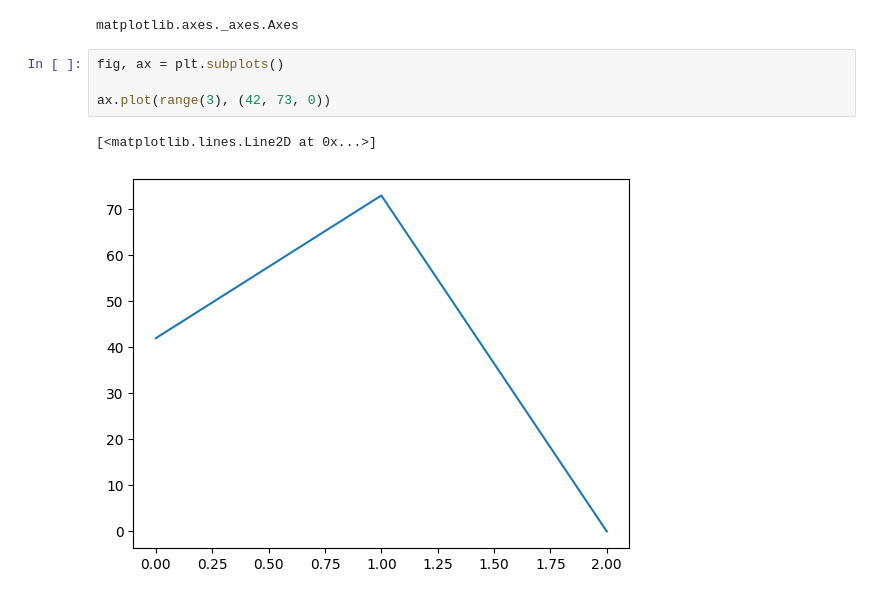
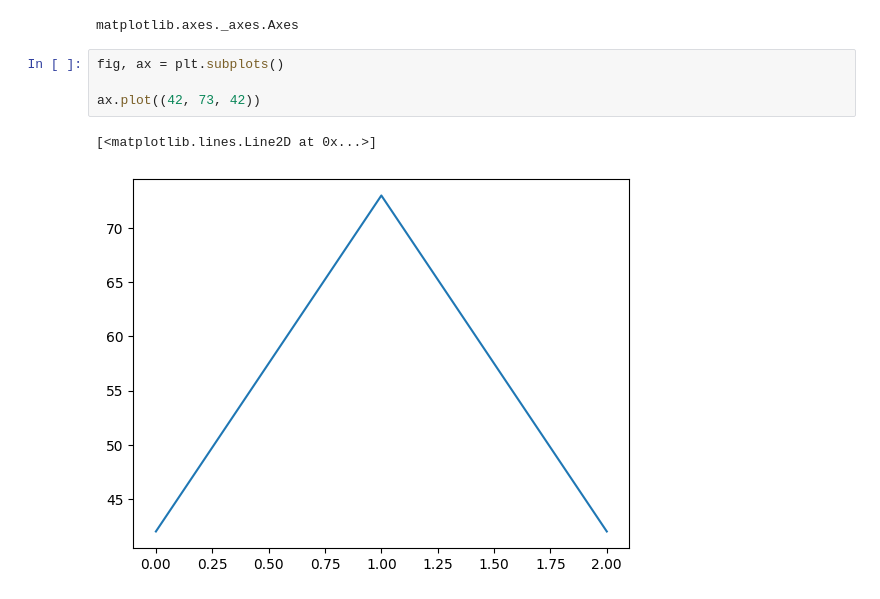
Before and after one commit to NicoleSchwartz/20241505-tutorial-pandas-matplotlib, a Jupyter notebook: tutorial.ipynb, the cells around one changed output. Cells and saved outputs as stored; diff of their text form.

```diff
--- a/tutorial.ipynb
+++ b/tutorial.ipynb
@@ -635,7 +635,7 @@ matplotlib.axes._axes.Axes
 # %%
 fig, ax = plt.subplots()
 
-ax.plot(range(3), (42, 73, 0))
+ax.plot((42, 73, 42))
 # %% [output]
 [<matplotlib.lines.Line2D at 0x...>]
-[figure, old version]
+[figure, new version]
```
